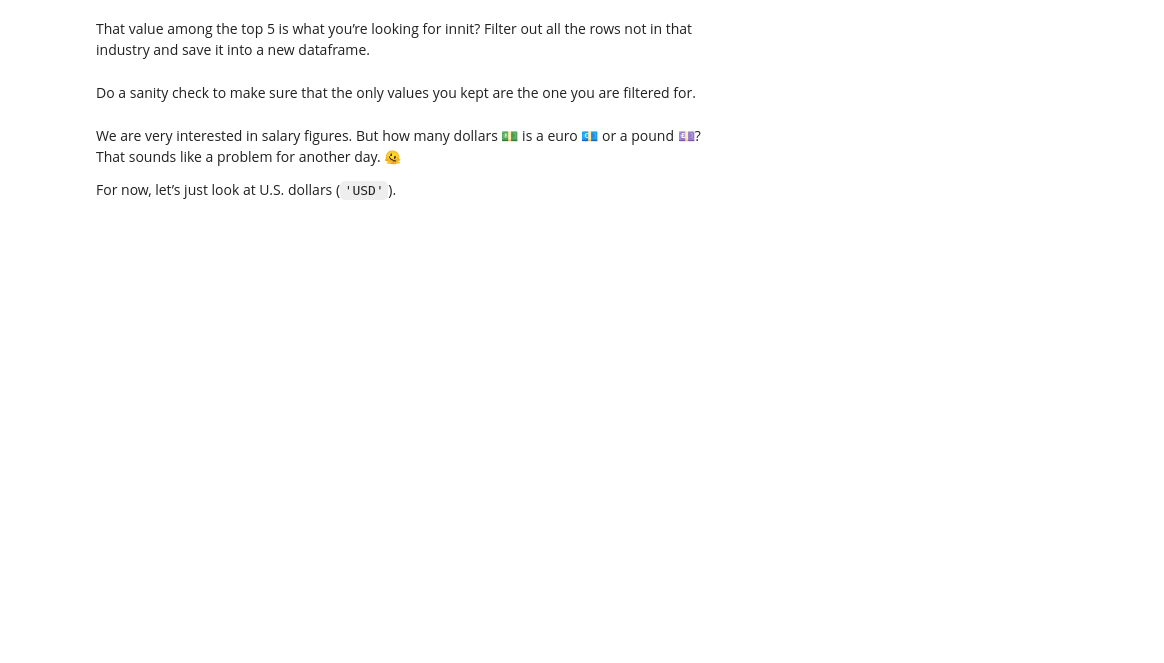
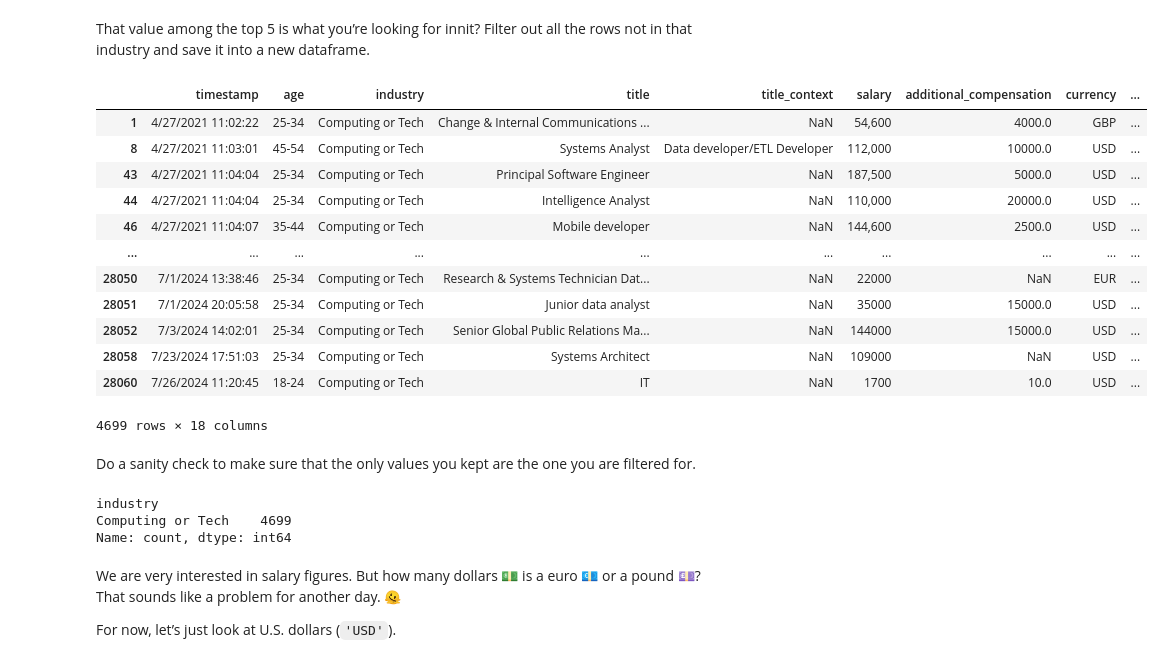
Before and after one commit to ahmadbasyouni10/my-fork-2024-DS-CTP, a Jupyter notebook: Week-02-DS-Overview-and-Data/AB EXERCISE.ipynb, the cells around one changed output. Cells and saved outputs as stored; diff of their text form; code cells hidden in the pictures; blank space fills up the shorter version.

Commit message:
completed tasks for manager dataset

```diff
--- a/Week-02-DS-Overview-and-Data/AB EXERCISE.ipynb
+++ b/Week-02-DS-Overview-and-Data/AB EXERCISE.ipynb
@@ -158,3 +196,5 @@ Let’s save it somewhere to be shipped off to another teammate. 💾
 ### Load the Data
 # %%
 # Load the Ask A Manager Salary Survey 2021 (Responses) data set into a variable (e.g., df_salary).
+df_salary = pd.read_csv('data/manager_survey.tsv', sep='\t')
+df_salary
@@ -183,0 +261,27 @@ Oh… Ugh! Give these columns easier names to work with first. 🙄
+# %%
+# Rename ‘em.
+# Non-binding suggestions: timestamp, age, industry, title, title_context, salary, additional_compensation, currency, other_currency, salary_context, country, state, city, total_yoe, field_yoe, highest_education_completed	gender, race
+
+rename_dict = {
+    'Timestamp': 'timestamp',
+    'How old are you?': 'age',
+    'What industry do you work in?': 'industry',
+    'Job title': 'title',
+    'If your job title needs additional context, please clarify here:': 'title_context',
+    'What is your annual salary? (You\'ll indicate the currency in a later question. If you are part-time or hourly, please enter an annualized equivalent -- what you would earn if you worked the job 40 hours a week, 52 weeks a year.)': 'salary',
+    'How much additional monetary compensation do you get, if any (for example, bonuses or overtime in an average year)? Please only include monetary compensation here, not the value of benefits.': 'additional_compensation',
+    'Please indicate the currency': 'currency',
+    'If "Other," please indicate the currency here:': 'other_currency',
+    'If your income needs additional context, please provide it here:': 'salary_context',
+    'What country do you work in?': 'country',
+    'If you\'re in the U.S., what state do you work in?': 'state',
+    'What city do you work in?': 'city',
+    'How many years of professional work experience do you have overall?': 'total_yoe',
+    'How many years of professional work experience do you have in your field?': 'field_yoe',
+    'What is your highest level of education completed?': 'highest_education_completed',
+    'What is your gender?': 'gender',
+    'What is your race? (Choose all that apply.)': 'race'
+}
+
+df_salary = df_salary.rename(columns=rename_dict)
+df_salary.dtypes
@@ -191,10 +330,32 @@ You’re going to have a gander at the computing/tech subset first because thats
 That value among the top 5 is what you’re looking for innit? Filter out all the rows not in that industry and save it into a new dataframe.
 # %%
 # Filtery filter. (Save it to a new variable, df_salary_tech.)
+c1 = df_salary['industry'] == 'Computing or Tech'
+df_salary_tech = df_salary[c1]
+df_salary_tech
+# %% [output]
+|  | timestamp | age | industry | title | title_context | salary | additional_compensation | currency | ... |
+| 1 | 4/27/2021 11:02:22 | 25-34 | Computing or Tech | Change & Internal Communications ... | NaN | 54,600 | 4000.0 | GBP | ... |
+| 8 | 4/27/2021 11:03:01 | 45-54 | Computing or Tech | Systems Analyst | Data developer/ETL Developer | 112,000 | 10000.0 | USD | ... |
+| 43 | 4/27/2021 11:04:04 | 25-34 | Computing or Tech | Principal Software Engineer | NaN | 187,500 | 5000.0 | USD | ... |
+| 44 | 4/27/2021 11:04:04 | 25-34 | Computing or Tech | Intelligence Analyst | NaN | 110,000 | 20000.0 | USD | ... |
+| 46 | 4/27/2021 11:04:07 | 35-44 | Computing or Tech | Mobile developer | NaN | 144,600 | 2500.0 | USD | ... |
+| ... | ... | ... | ... | ... | ... | ... | ... | ... | ... |
+| 28050 | 7/1/2024 13:38:46 | 25-34 | Computing or Tech | Research & Systems Technician Dat... | NaN | 22000 | NaN | EUR | ... |
+| 28051 | 7/1/2024 20:05:58 | 25-34 | Computing or Tech | Junior data analyst | NaN | 35000 | 15000.0 | USD | ... |
+| 28052 | 7/3/2024 14:02:01 | 25-34 | Computing or Tech | Senior Global Public Relations Ma... | NaN | 144000 | 15000.0 | USD | ... |
+| 28058 | 7/23/2024 17:51:03 | 25-34 | Computing or Tech | Systems Architect | NaN | 109000 | NaN | USD | ... |
+| 28060 | 7/26/2024 11:20:45 | 18-24 | Computing or Tech | IT | NaN | 1700 | 10.0 | USD | ... |
+4699 rows × 18 columns
 # %% [markdown]
 Do a sanity check to make sure that the only values you kept are the one you are filtered for.
 # %%
 # Sanity Check
+df_salary_tech['industry'].value_counts()
+# %% [output]
+industry
+Computing or Tech    4699
+Name: count, dtype: int64
 # %% [markdown]
 We are very interested in salary figures. But how many dollars 💵 is a euro 💶 or a pound 💷? That sounds like a problem for another day. 🫠
 
```
Also changed, not shown: parts of 20 cells of this notebook, 1 other file.
